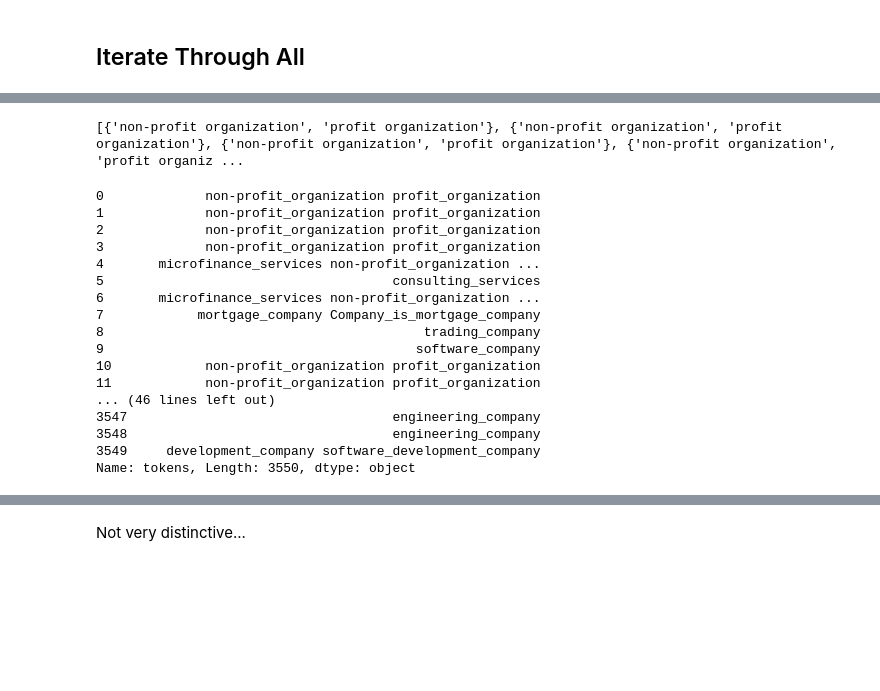
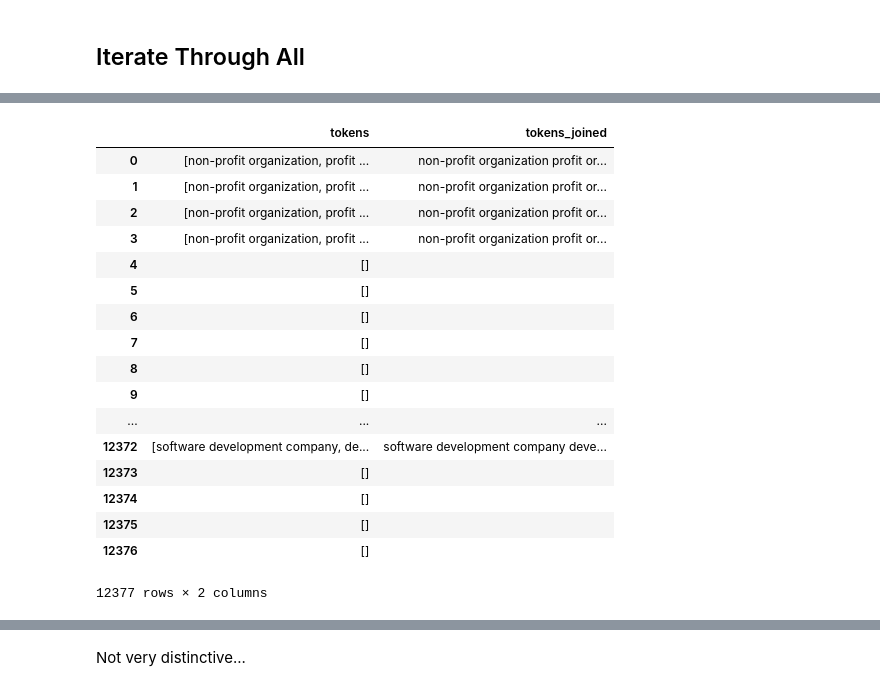
Before and after one commit to lppier/Armenian_Online_Job_Postings_Text_Mining, a Jupyter notebook: clustering_industry/industries_spacy_using_aboutC.ipynb, the cells around one changed output, grey strips where cells are left out. Saved outputs shown, nothing was run; the diff lists cells and outputs as text; code cells hidden in the pictures; blank space fills up the shorter version.

```diff
--- a/clustering_industry/industries_spacy_using_aboutC.ipynb
+++ b/clustering_industry/industries_spacy_using_aboutC.ipynb
@@ -216,55 +234,44 @@ plt.show()
-# %%
-print(matched_sents)
-# %% [output]
-[{'non-profit organization', 'profit organization'}, {'non-profit organization', 'profit organization'}, {'non-profit organization', 'profit organization'}, {'non-profit organization', 'profit organiz ...
 # %%
 def preprocess(tokens):
     tokens_nop = [t for t in tokens if t not in string.punctuation]
     tokens_nop = [t.lower() for t in tokens_nop]
-    #wnl = nltk.WordNetLemmatizer()
+    wnl = nltk.WordNetLemmatizer()
     stop = stopwords.words('english')
     stop.extend(['armenian','armenia', 'job', 'title', 'position', 'location', 'responsibilities', 'application', 'procedures',
-                 'deadline', 'required', 'qualifications', 'renumeration', 'salary', 'date', 'company', 'development_company','profit_organization', 'development_organization','parent_company', 'NaN'  ])
+                 'deadline', 'required', 'qualifications', 'renumeration', 'salary', 'date', 'company'])
     tokens_nostop = [t for t in tokens_nop if t not in stop]
-    #tokens_lem = [wnl.lemmatize(t) for t in tokens_nostop]
-    #tokens_clean = [t for t in tokens_lem if len(t) >= 3]  # simple way to remove the offending " punctuations
-    return tokens_nostop
+    tokens_lem = [wnl.lemmatize(t) for t in tokens_nostop]
+    tokens_clean = [t for t in tokens_lem if len(t) >= 3]  # simple way to remove the offending " punctuations
+    return tokens_clean
 
-new_match = []
 import numpy as np
-for row in matched_sents:
-    rowset = set()
-    for token in row:
-        token = token.replace(' ', "_")
-        rowset.add(token)
-    new_match.append(rowset)
+test = np.array(matched_sents)
+test[0]
+df_test = pd.DataFrame(test)
+df_test.columns = { 'tokens'}
+df_test['tokens_joined'] = df_test.tokens.apply(preprocess)
+df_test['tokens_joined'] = df_test.tokens.apply(lambda x: ' '.join(x))
 
-newlist = []
-for aset in new_match:
-    newlist.append(' '.join(aset))
-
-df_ms = pd.DataFrame(newlist)
-df_ms.columns = {'tokens'}
-#df_ms['tokens'] = df_ms.tokens.apply(preprocess)
-df_ms['tokens']
+df_test
 # %% [output]
+|  | tokens | tokens_joined |
+| 0 | [non-profit organization, profit ... | non-profit organization profit or... |
+| 1 | [non-profit organization, profit ... | non-profit organization profit or... |
+| 2 | [non-profit organization, profit ... | non-profit organization profit or... |
+| 3 | [non-profit organization, profit ... | non-profit organization profit or... |
+| 4 | [] |  |
+| 5 | [] |  |
+| 6 | [] |  |
+| 7 | [] |  |
+| 8 | [] |  |
+| 9 | [] |  |
+| ... | ... | ... |
+| 12372 | [software development company, de... | software development company deve... |
+| 12373 | [] |  |
+| 12374 | [] |  |
+| 12375 | [] |  |
+| 12376 | [] |  |
-0             non-profit_organization profit_organization
-1             non-profit_organization profit_organization
-2             non-profit_organization profit_organization
-3             non-profit_organization profit_organization
-4       microfinance_services non-profit_organization ...
-5                                     consulting_services
-6       microfinance_services non-profit_organization ...
-7            mortgage_company Company_is_mortgage_company
-8                                         trading_company
-9                                        software_company
-10            non-profit_organization profit_organization
-11            non-profit_organization profit_organization
-... (46 lines left out)
-3547                                  engineering_company
-3548                                  engineering_company
-3549     development_company software_development_company
-Name: tokens, Length: 3550, dtype: object
+12377 rows × 2 columns
 # %%
 from sklearn.feature_extraction.text import CountVectorizer, TfidfVectorizer
 from sklearn.cluster import KMeans
```
Also changed, not shown: parts of 12 cells of this notebook, 5 other files.
